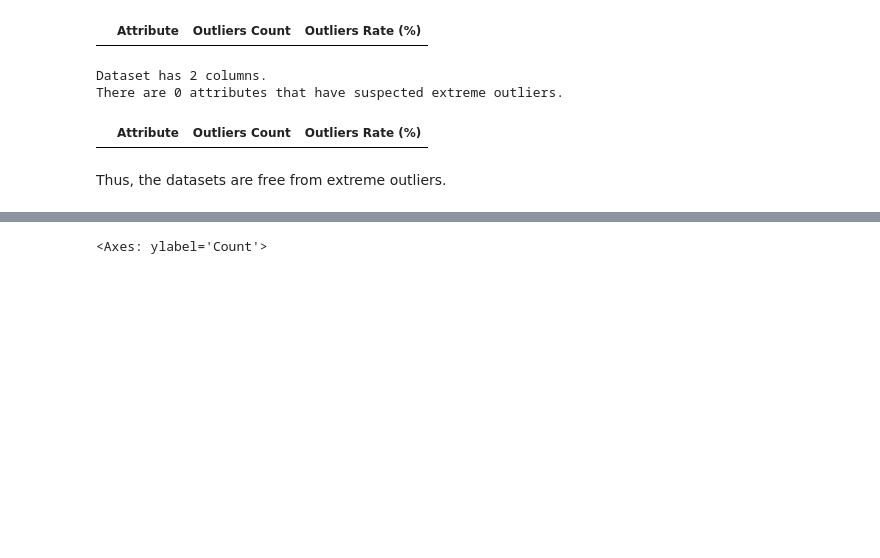
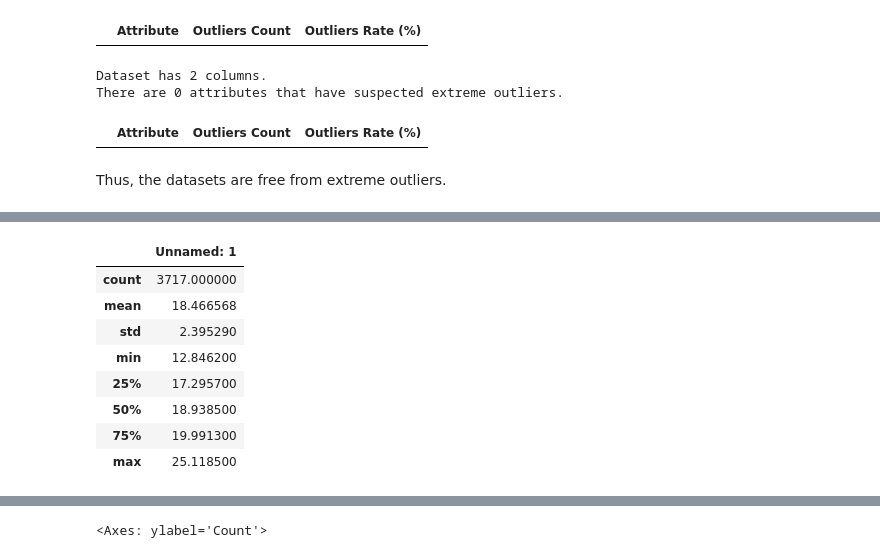
Before and after one commit to DanielEduardoLopez/SalesForecasting, a Jupyter notebook: SalesPrediction.ipynb, the cells around one changed output, grey strips where cells are left out. Drawn from its saved outputs; the diff is of its cells as text; code cells hidden in the pictures; blank space fills up the shorter version.

```diff
--- a/SalesPrediction.ipynb
+++ b/SalesPrediction.ipynb
@@ -892,6 +929,18 @@ sns.histplot(gdp_df[['OBS_VALUE']].astype(float))
 # %% [output]
 <Axes: ylabel='Count'>
 [drawing not drawn]
+# %%
+exchange_rates_df.iloc[11:,1].astype(float).to_frame().describe()
+# %% [output]
+|  | Unnamed: 1 |
+| count | 3717.000000 |
+| mean | 18.466568 |
+| std | 2.395290 |
+| min | 12.846200 |
+| 25% | 17.295700 |
+| 50% | 18.938500 |
+| 75% | 19.991300 |
+| max | 25.118500 |
 # %%
 plot_linechart(exchange_rates_df.iloc[11:,1].astype(float).to_frame())
 # %% [output]
```
Also changed, not shown: parts of 7 cells of this notebook.
